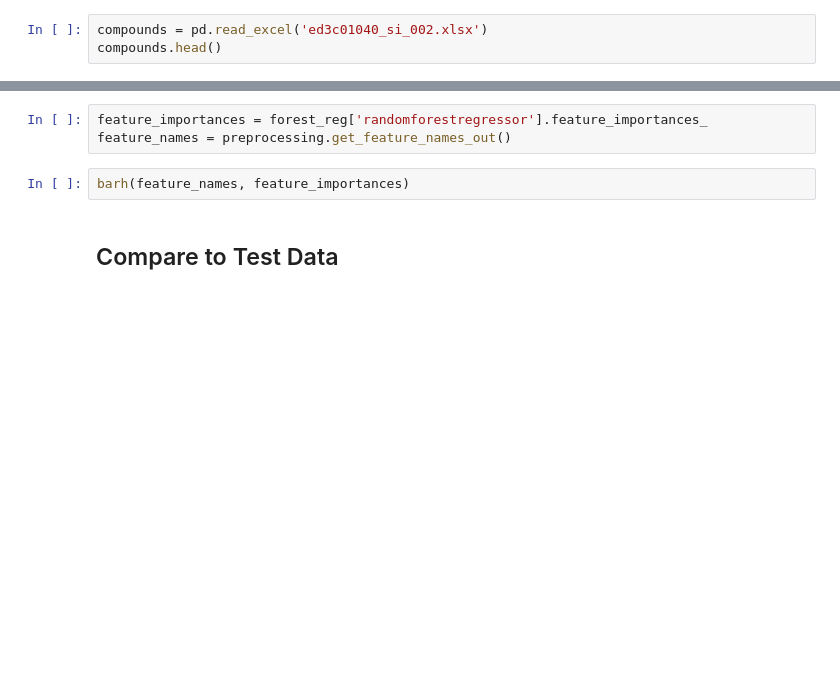
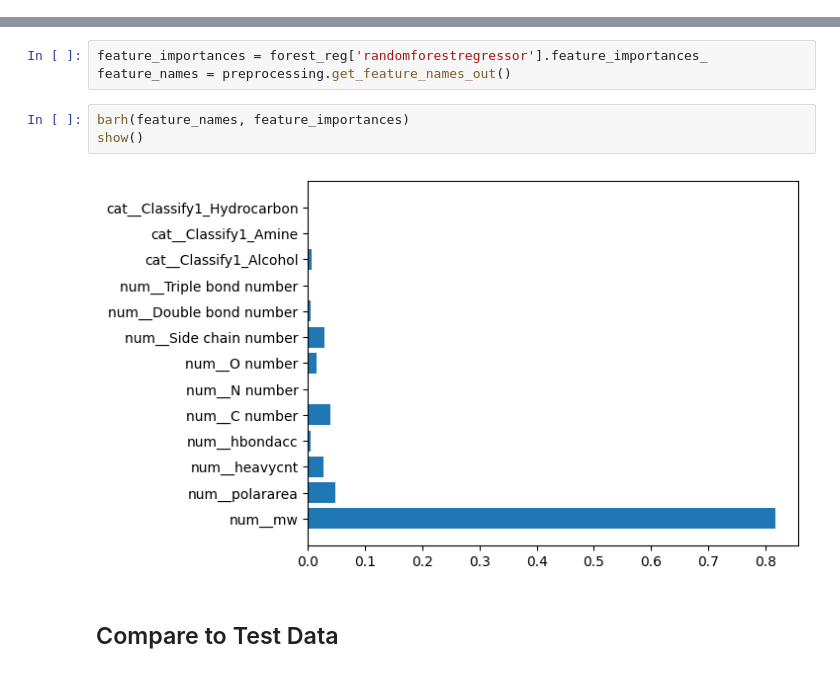
Before and after one commit to woldr001/AIChE_Workshop_MSU, a Jupyter notebook: Boiling Point of Compounds.ipynb, the cells around one changed output, grey strips where cells are left out. Saved outputs shown, nothing was run; the diff lists cells and outputs as text; blank space fills up the shorter version.

```diff
--- a/Boiling Point of Compounds.ipynb
+++ b/Boiling Point of Compounds.ipynb
@@ -35,3 +32,0 @@ compounds.head()
-# %%
-compounds = pd.read_excel('ed3c01040_si_002.xlsx')
-compounds.head()
@@ -232,6 +390,9 @@ feature_importances = forest_reg['randomforestregressor'].feature_importances_
 feature_names = preprocessing.get_feature_names_out()
 # %%
 barh(feature_names, feature_importances)
+show()
+# %% [output]
+[figure, added]
 # %% [markdown]
 ## Compare to Test Data
 # %%
```
Also changed, not shown: parts of 35 cells of this notebook.
